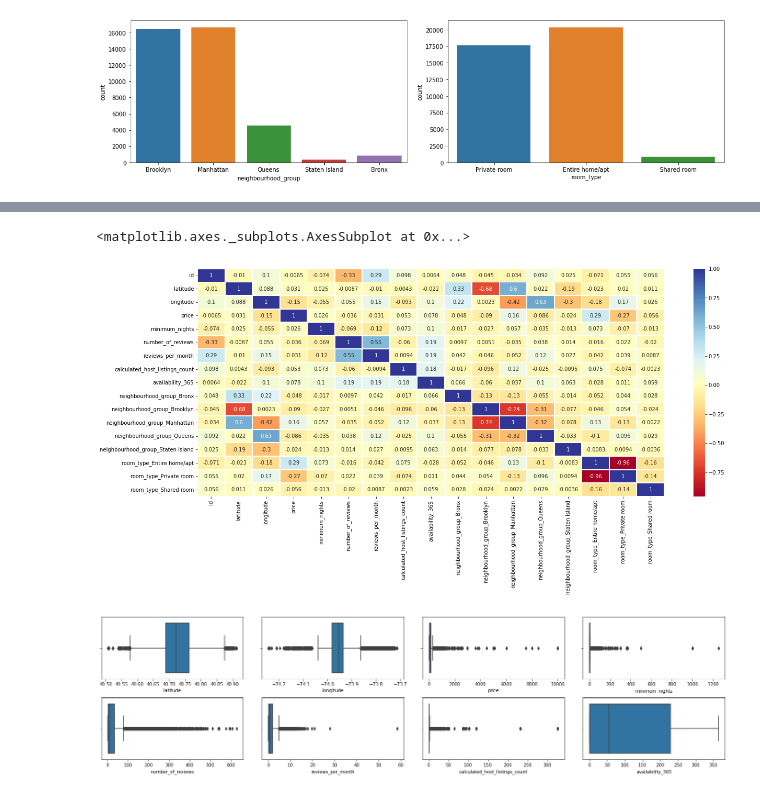
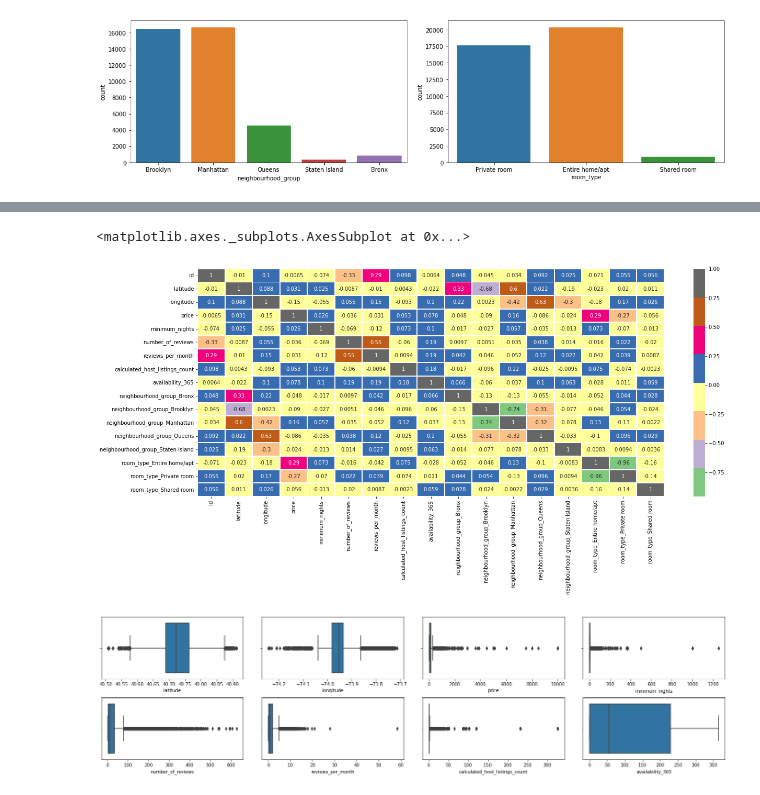
Before and after one commit to anishjohnson/Airbnb-Booking-Analysis, a Jupyter notebook: Airbnb_Bookings_Analysis_Anish_johnson.ipynb, the cells around one changed output, grey strips where cells are left out. Saved outputs shown, nothing was run; the diff lists cells and outputs as text; code cells hidden in the pictures.

```diff
--- a/Airbnb_Bookings_Analysis_Anish_johnson.ipynb
+++ b/Airbnb_Bookings_Analysis_Anish_johnson.ipynb
@@ -279,11 +318,11 @@ airbnb_data_copy = pd.get_dummies(airbnb_data_copy, columns=['neighbourhood_grou
 # %%
 # Now lets check for multicolinearity.
 correlation = airbnb_data_copy.corr()
 fig = plt.figure(figsize=(20,8))
-sns.heatmap(correlation, annot=True, linewidths=1, cmap='RdYlBu')
+sns.heatmap(correlation, annot=True, linewidths=1, cmap='Accent')
 # %% [output]
 <matplotlib.axes._subplots.AxesSubplot at 0x...>
-[figure, old version]
+[figure, new version]
 # %%
 # Check for the OutLiers!!
 # Create a dataset copy for the numeric_features.
```
Also changed, not shown: parts of 32 cells of this notebook.
